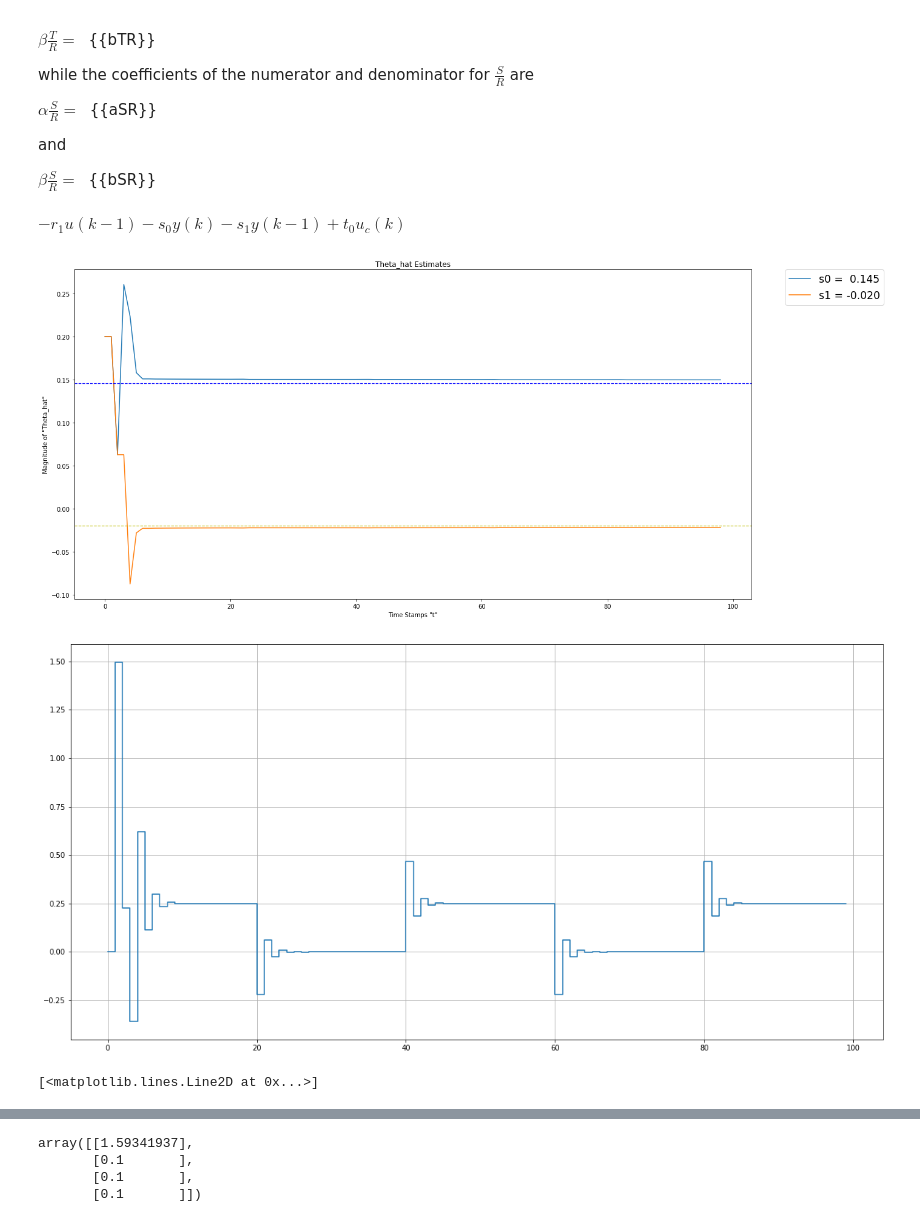
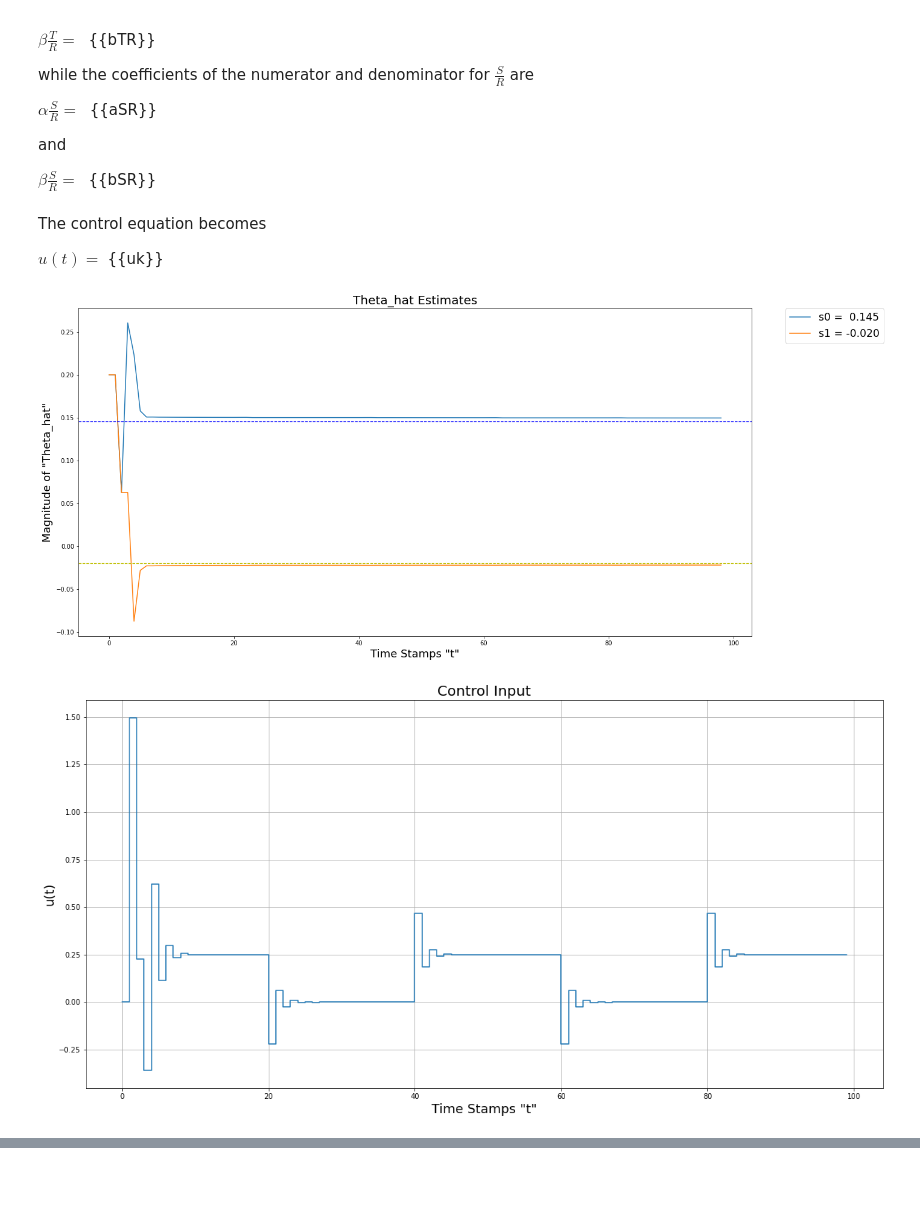
Before and after one commit to cplan082-tech/Adaptive_Control, a Jupyter notebook: assignments/A2/Clive_Plante_hw2.ipynb, the cells around one changed output, grey strips where cells are left out. Cells and saved outputs as stored; diff of their text form; code cells hidden in the pictures; blank space fills up the shorter version.

```diff
--- a/assignments/A2/Clive_Plante_hw2.ipynb
+++ b/assignments/A2/Clive_Plante_hw2.ipynb
@@ -1085,9 +1085,10 @@ $\beta\frac{S}{R} =\;$ {{bSR}}
 u_k, u_k_1, uc_k, y_k, y_k_1, y_k_2 = sp.symbols('u(k) u(k-1) u_{c}(k) y(k) y(k-1) y(k-2)')
 
 uk = -u_k_1*aTR[1] + uc_k*bTR[0] - y_k*bSR[0] - y_k_1*bSR[1]
-uk
-# %% [output]
-$\displaystyle - r_{1} u(k-1) - s_{0} y(k) - s_{1} y(k-1) + t_{0} u_{c}(k)$
+# %% [markdown]
+The control equation becomes
+
+$u(t) =\;${{uk}}
 # %%
 # Tunable components vvvvvvvvvvvvvvvvvvvvvvvvvvvvvvvv
 sample_depth = 100
@@ -1109,6 +1110,7 @@ a_2 = 0.0497871
 b_0 = 1.59831
 b_1 = 0.587984
 
+# true control parameters (primed versions)
 r_1_p = b_1
 s_0_p = (-a_1 + a_m1)
 s_1_p = (-a_2 + a_m2)
@@ -1119,11 +1121,12 @@ theta0 = np.array([b_0, r_1_p, s_0_p, s_1_p]).reshape(-1,1)
 
 theta_hat = [np.array([est]*len(theta0)).reshape(-1,1)]
 theta_hat[0][0] = est*est_offset
-# theta_hat = [np.array([1,0.1,0.1,0.1]).reshape(-1,1)]
 
+# Convert control equation derived above symbolically into numeric function
 uk_subd = uk.subs([(am1, a_m1), (am2, a_m2)])
 uk_func = sp.lambdify([u_k_1, uc_k, y_k, y_k_1, r1, s0, s1, t0], uk_subd)
 
+# system input
 sample_range = range(sample_depth)
 t = [i for i in sample_range]
 u_c = np.ones(sample_depth)
@@ -1141,37 +1144,46 @@ p = 100*I
 
 for k in range(starting_samples ,sample_depth):
     phi = np.array([uf[-1], uf[-2], yf[-1], yf[-2]]).reshape(-1,1)
 
     y.append(np.reshape(phi.T@theta0, ()))
     K = p@phi@inv(np.array(lam + phi.T@p@phi))
     theta_hat.append(theta_hat[-1] + K*(y[k] - phi.T@theta_hat[-1]))
     p = (I - K@phi.T)@p/lam
 
-
+    # estimated control parameters
     r_1 = theta_hat[-1][1]/theta_hat[-1][0]
     s_0 = theta_hat[-1][2]/theta_hat[-1][0]
     s_1 = theta_hat[-1][3]/theta_hat[-1][0]
     t_0 = (a_m1 + a_m2 + 1)/theta_hat[-1][0]
 
     u.append(np.reshape(uk_func(u[k-1], u_c[k], y[k], y[k-1],
                                 r_1, s_0, s_1, t_0), ()))
 
     uf.append(-a_m1*uf[k-1] - a_m2*uf[k-2] + u[k])
     yf.append(-a_m1*yf[k-1] - a_m2*yf[k-2] + y[k])
 
+# ploting of estimated parameters
 lst_cntrl_param = [theta_hat[i][-2::]/theta_hat[i][0] for i in range(len(theta_hat))]
 df_theta = pd.DataFrame(np.asarray(lst_cntrl_param).reshape(-1,2,),
                         columns=[f's0 = {s_0_p/b_0: .3f}', f's1 = {s_1_p/b_0: .3f}'])
 
 theta_hat_ploter(df_theta, theta0[-2::]/theta0[0], 'Theta_hat Estimates')
 
-plt.step(t, u)
+# ploting of control sig
+plt.step(t,u)
+plt.title('Control Input', fontsize=20)
+plt.ylabel('u(t)', fontsize=18)
+plt.xlabel('Time Stamps "t"', fontsize=18)
 plt.grid()
 plt.show()
 
-plt.plot(t, u_c)
-plt.plot(t, y)
+# ploting of input vs output
+plt.plot(t,u_c)
+plt.plot(t,y)
+plt.title('u_c(t) Vs y(t)', fontsize=20)
+plt.ylabel('Magnitude', fontsize=18)
+plt.xlabel('Time Stamps "t"', fontsize=18)
+plt.show()
 # %% [output]
-[figure, old version]
+[figure, new version]
-[figure, old version]
+[figure, new version]
-[<matplotlib.lines.Line2D at 0x...>]
@@ -1179,7 +1190,0 @@ plt.plot(t, y)
-# %%
-theta_hat[2]
-# %% [output]
-array([[1.59341937],
-       [0.1       ],
-       [0.1       ],
-       [0.1       ]])
```
Also changed, not shown: parts of 37 cells of this notebook.
